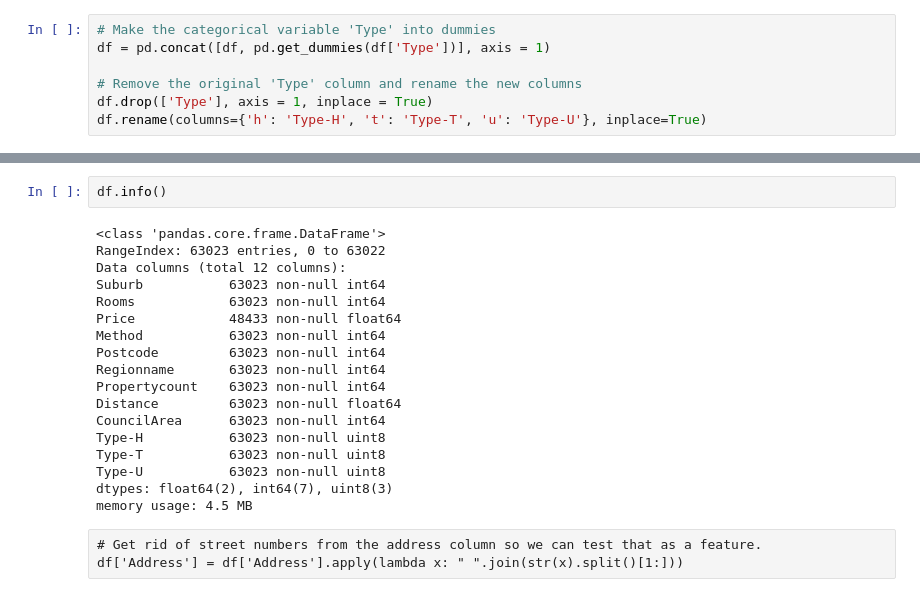
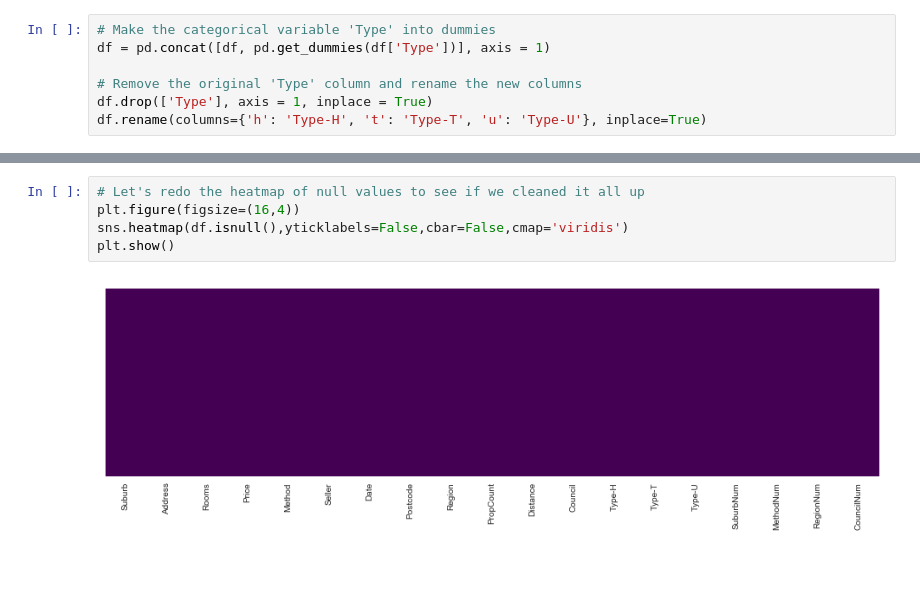
Before and after one commit to samfradkin/Thinkful-Data-Science, a Jupyter notebook: Unit 3/Potpourri/1.3.6.4 Supervised Learning Potpourri - 3 - Housing Prices.ipynb, the cells around one changed output, grey strips where cells are left out. Saved outputs shown, nothing was run; the diff lists cells and outputs as text; blank space fills up the shorter version.

```diff
--- a/Unit 3/Potpourri/1.3.6.4 Supervised Learning Potpourri - 3 - Housing Prices.ipynb
+++ b/Unit 3/Potpourri/1.3.6.4 Supervised Learning Potpourri - 3 - Housing Prices.ipynb
@@ -128,23 +176,7 @@ df.head()
-# %%
-df.info()
-# %% [output]
-<class 'pandas.core.frame.DataFrame'>
-RangeIndex: 63023 entries, 0 to 63022
-Data columns (total 12 columns):
-Suburb           63023 non-null int64
-Rooms            63023 non-null int64
-Price            48433 non-null float64
-Method           63023 non-null int64
-Postcode         63023 non-null int64
-Regionname       63023 non-null int64
-Propertycount    63023 non-null int64
-Distance         63023 non-null float64
-CouncilArea      63023 non-null int64
-Type-H           63023 non-null uint8
-Type-T           63023 non-null uint8
-Type-U           63023 non-null uint8
-dtypes: float64(2), int64(7), uint8(3)
-memory usage: 4.5 MB
-# %% [raw]
-# Get rid of street numbers from the address column so we can test that as a feature.
-df['Address'] = df['Address'].apply(lambda x: " ".join(str(x).split()[1:]))
+# %%
+# Let's redo the heatmap of null values to see if we cleaned it all up
+plt.figure(figsize=(16,4))
+sns.heatmap(df.isnull(),yticklabels=False,cbar=False,cmap='viridis')
+plt.show()
+# %% [output]
+[figure, added]
```
Also changed, not shown: parts of 29 cells of this notebook.
